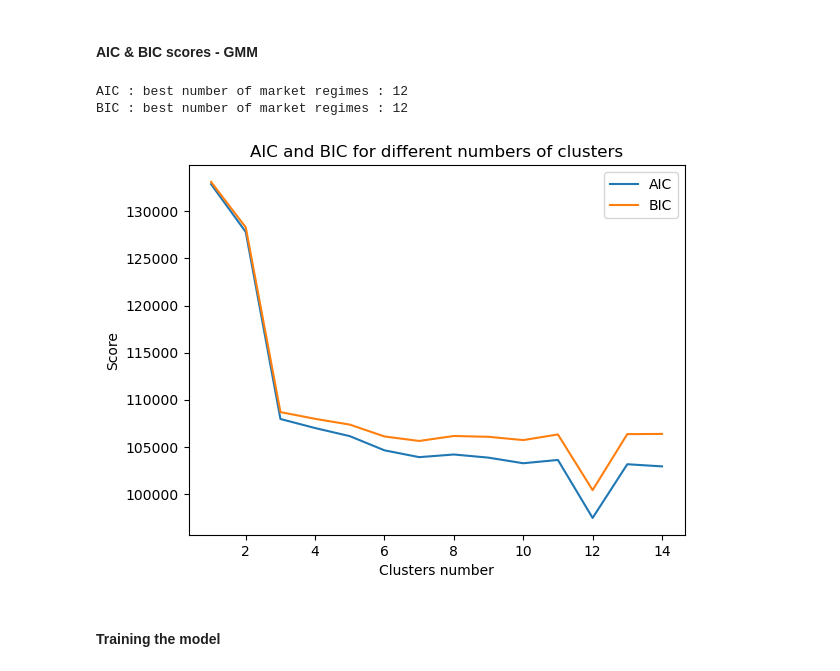
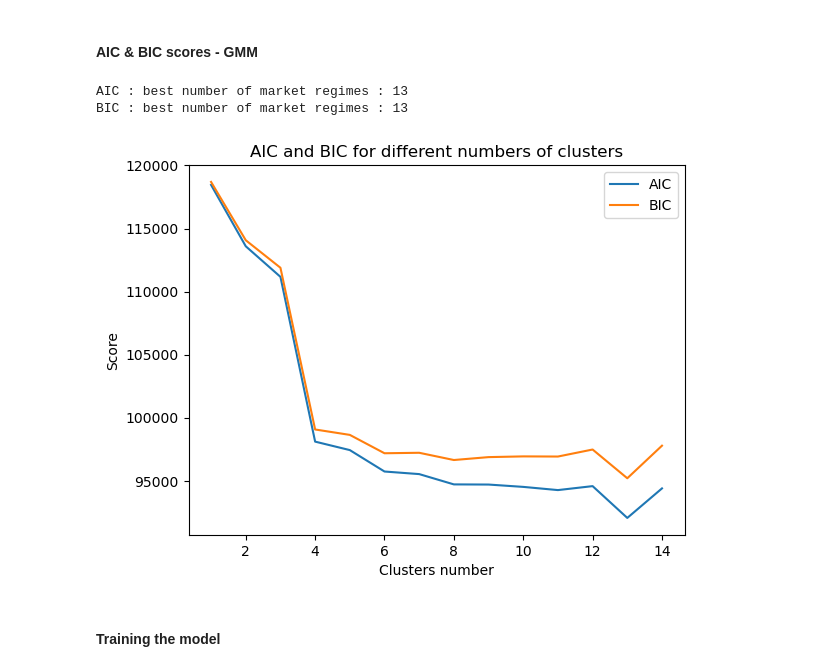
Before and after one commit to Thomas-Esilv/Project_ESILV, a Jupyter notebook: Research on trading regime models/Research_on_trading_regime_models.ipynb, the cells around one changed output. Saved outputs shown, nothing was run; the diff lists cells and outputs as text; code cells hidden in the pictures.

```diff
--- a/Research on trading regime models/Research_on_trading_regime_models.ipynb
+++ b/Research on trading regime models/Research_on_trading_regime_models.ipynb
@@ -231,5 +142,0 @@ BIC : best number of market regimes : 10
-# %%
-market_regimes = 6
-gmm = GaussianMixture(n_components=market_regimes, random_state=42, init_params='kmeans')
-gmm.fit(df)
-clusters = gmm.predict(df)
@@ -268,3 +144,0 @@ plt.show()
-# %%
-data['GMM_MarketRegime'] = clusters
-data.head()
@@ -393,3 +144,0 @@ plt.show()
-# %%
-data['HMM_MarketRegime'] = hmm_clusters
-data.head()
@@ -451,3 +149,10 @@ df_test = df[df.index >= Separation_date]
+# %%
+separation_date = dt.datetime(2014,1,2)
+start_date_train_index = data.index.get_loc(separation_date)
+
+data_ref = data[data.index < separation_date]
+scaler = StandardScaler()
+data_ref_scaled = scaler.fit_transform(data_ref)
 # %% [markdown]
 ## Gaussian Mixture Model - GMM
 # %% [markdown]
@@ -455,27 +160,27 @@ df_test = df[df.index >= Separation_date]
 # %%
 n_market_regimes = range(1, 15)
 aic_scores = []
 bic_scores = []
 
 for market_regime in n_market_regimes:
     gmm = GaussianMixture(n_components=market_regime)
-    gmm.fit(df_train)
-    aic_scores.append(gmm.aic(df_train))
-    bic_scores.append(gmm.bic(df_train))
+    gmm.fit(data_ref_scaled)
+    aic_scores.append(gmm.aic(data_ref_scaled))
+    bic_scores.append(gmm.bic(data_ref_scaled))
 
 print(f"AIC : best number of market regimes : {aic_scores.index(min(aic_scores))+1}")
 print(f"BIC : best number of market regimes : {bic_scores.index(min(bic_scores))+1}")
 
 plt.plot(n_market_regimes, aic_scores, label='AIC')
 plt.plot(n_market_regimes, bic_scores, label='BIC')
 plt.xlabel('Clusters number')
 plt.ylabel('Score')
 plt.legend()
 plt.title('AIC and BIC for different numbers of clusters')
 plt.show()
 # %% [output]
-AIC : best number of market regimes : 12
-BIC : best number of market regimes : 12
+AIC : best number of market regimes : 13
+BIC : best number of market regimes : 13
-[figure, old version]
+[figure, new version]
 # %% [markdown]
 #### Training the model
```
Also changed, not shown: parts of 70 cells of this notebook.
